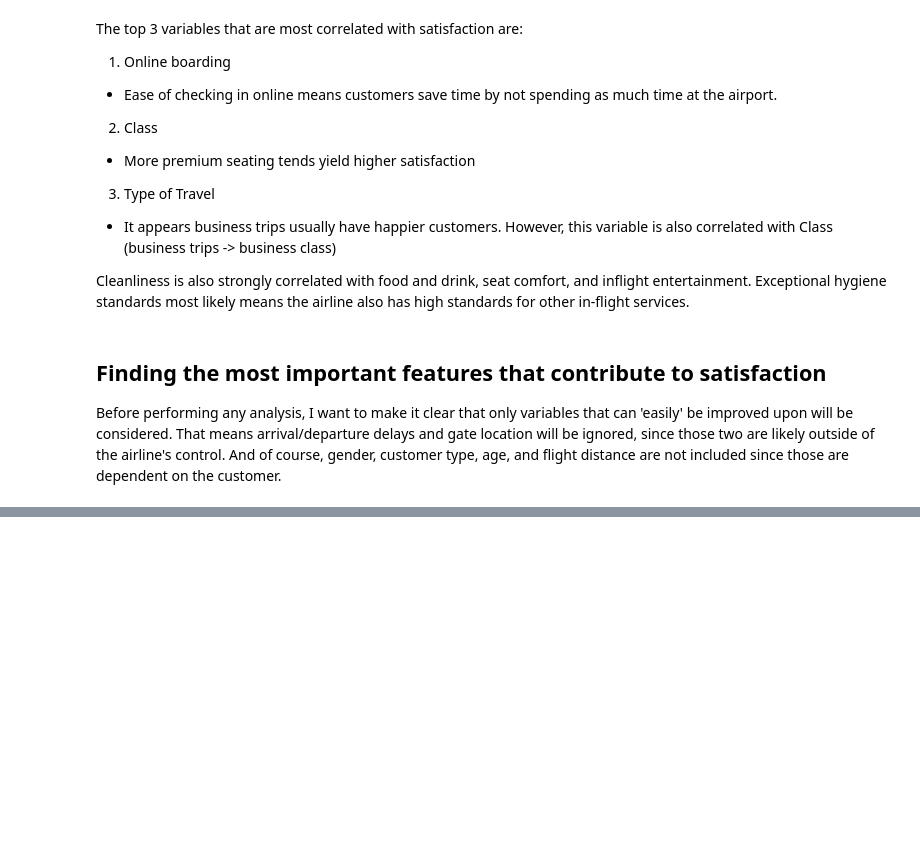
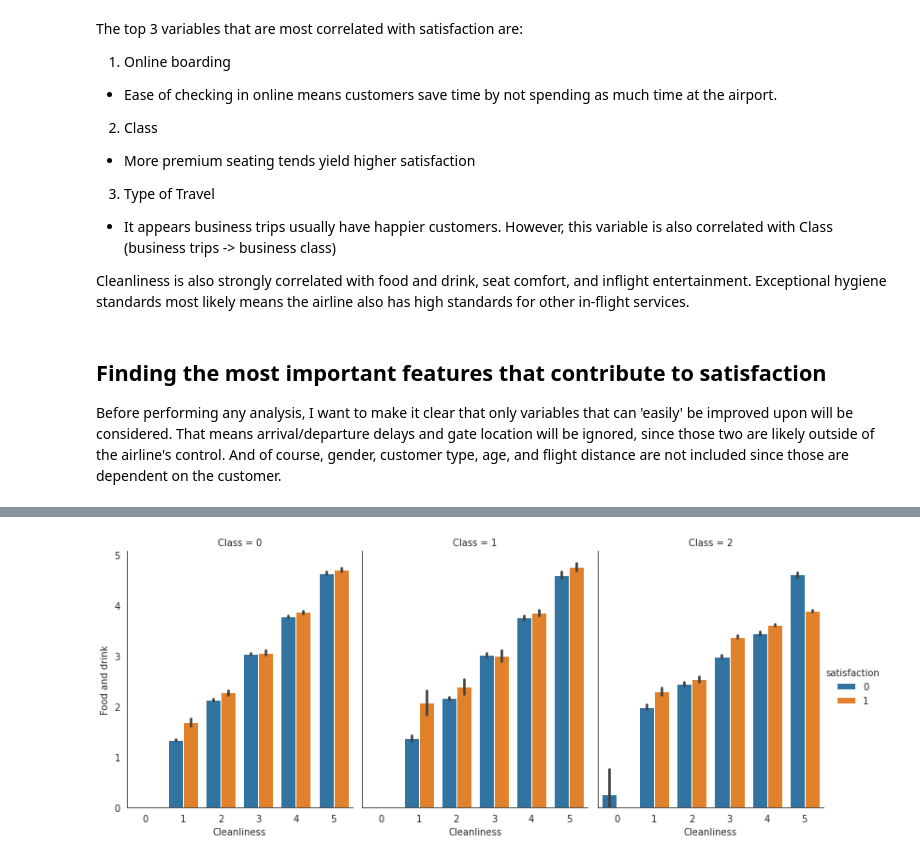
Before and after one commit to willis-tan/airline_customer_satisfaction, a Jupyter notebook: customer_satisfaction.ipynb, the cells around one changed output, grey strips where cells are left out. Cells and saved outputs as stored; diff of their text form; code cells hidden in the pictures; blank space fills up the shorter version.

```diff
--- a/customer_satisfaction.ipynb
+++ b/customer_satisfaction.ipynb
@@ -175,0 +181,13 @@ business = df[df.Class == 'Business']
+# %%
+with sns.axes_style('white'):
+    g = sns.catplot(
+        x="Cleanliness",
+        y="Food and drink",
+        hue="satisfaction",
+        col="Class",
+        data=df,
+        kind="bar",
+        height=4.5, aspect=.8
+    )
+# %% [output]
+[figure, added]
```
Also changed, not shown: parts of 6 cells of this notebook.
